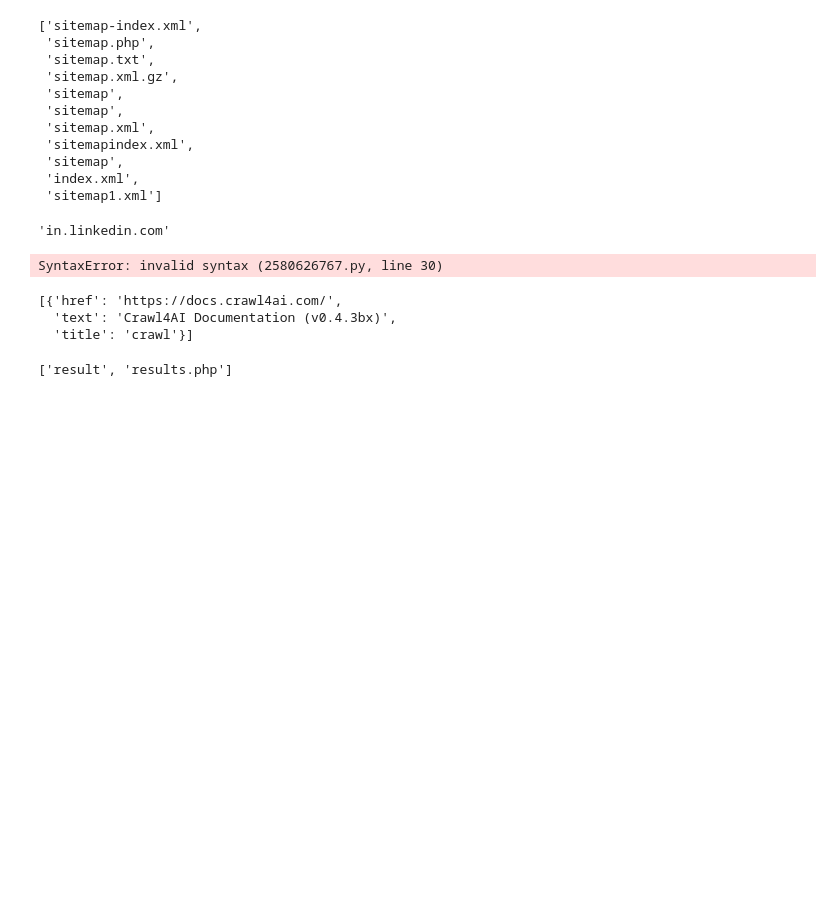
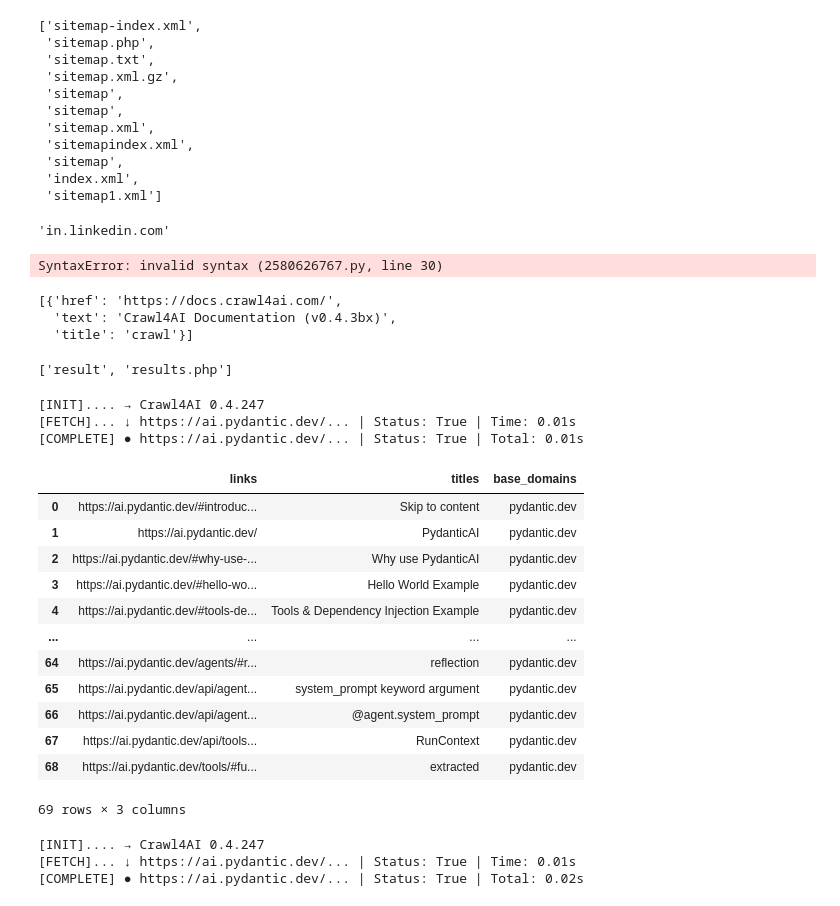
Before and after one commit to BlackHole3344/WebLensAI, a Jupyter notebook: CrawlerTest.ipynb, the cells around one changed output. Saved outputs shown, nothing was run; the diff lists cells and outputs as text; code cells hidden in the pictures; blank space fills up the shorter version.

Commit message:
added a recurrsive links extraction pipeline , added diverse filterations

```diff
--- a/CrawlerTest.ipynb
+++ b/CrawlerTest.ipynb
@@ -229,3 +229,64 @@ path_segments = [s for s in path.split("/") if s.strip()]
 path_segments
 # %% [output]
 ['result', 'results.php']
+# %%
+from crawl4ai import AsyncWebCrawler
+import asyncio
+async def extract_urls_crawl(base_url):
+    async with AsyncWebCrawler() as crawler:
+        result = await crawler.arun(
+            url = base_url
+        )
+        if not result.success :
+            raise RuntimeError
+        valid_links = []
+        titles = []
+        base_domains = []
+        for url in result.links["internal"] :
+            if url.get("text") and url.get("text").strip() or url.get("title") and url.get("title").strip():
+                valid_links.append(url.get("href"))
+                titles.append(url.get("title") if url.get("title") else url.get("text"))
+                base_domains.append(url.get("base_domain"))
+        links_data = {
+            "links" : valid_links ,
+            "titles" : titles ,
+            "base_domains" : base_domains
+        }
+        return links_data
+# %%
+links_data = await extract_urls_crawl("https://ai.pydantic.dev/")
+# %% [output]
+[INIT].... → Crawl4AI 0.4.247
+[FETCH]... ↓ https://ai.pydantic.dev/... | Status: True | Time: 0.01s
+[COMPLETE] ● https://ai.pydantic.dev/... | Status: True | Total: 0.01s
+# %%
+import pandas as pd
+
+df = pd.DataFrame(links_data)
+# %%
+df = df.drop_duplicates()
+# %%
+df.dropna()
+# %% [output]
+|  | links | titles | base_domains |
+| 0 | https://ai.pydantic.dev/#introduc... | Skip to content | pydantic.dev |
+| 1 | https://ai.pydantic.dev/ | PydanticAI | pydantic.dev |
+| 2 | https://ai.pydantic.dev/#why-use-... | Why use PydanticAI | pydantic.dev |
+| 3 | https://ai.pydantic.dev/#hello-wo... | Hello World Example | pydantic.dev |
+| 4 | https://ai.pydantic.dev/#tools-de... | Tools & Dependency Injection Example | pydantic.dev |
+| ... | ... | ... | ... |
+| 64 | https://ai.pydantic.dev/agents/#r... | reflection | pydantic.dev |
+| 65 | https://ai.pydantic.dev/api/agent... | system_prompt keyword argument | pydantic.dev |
+| 66 | https://ai.pydantic.dev/api/agent... | @agent.system_prompt | pydantic.dev |
+| 67 | https://ai.pydantic.dev/api/tools... | RunContext | pydantic.dev |
+| 68 | https://ai.pydantic.dev/tools/#fu... | extracted | pydantic.dev |
+69 rows × 3 columns
+# %%
+async with AsyncWebCrawler() as crawler:
+    result = await crawler.arun(
+        url = "https://ai.pydantic.dev/"
+    )
+# %% [output]
+[INIT].... → Crawl4AI 0.4.247
+[FETCH]... ↓ https://ai.pydantic.dev/... | Status: True | Time: 0.01s
+[COMPLETE] ● https://ai.pydantic.dev/... | Status: True | Total: 0.02s
```
Also changed, not shown: parts of 3 cells of this notebook, 4 other files.
